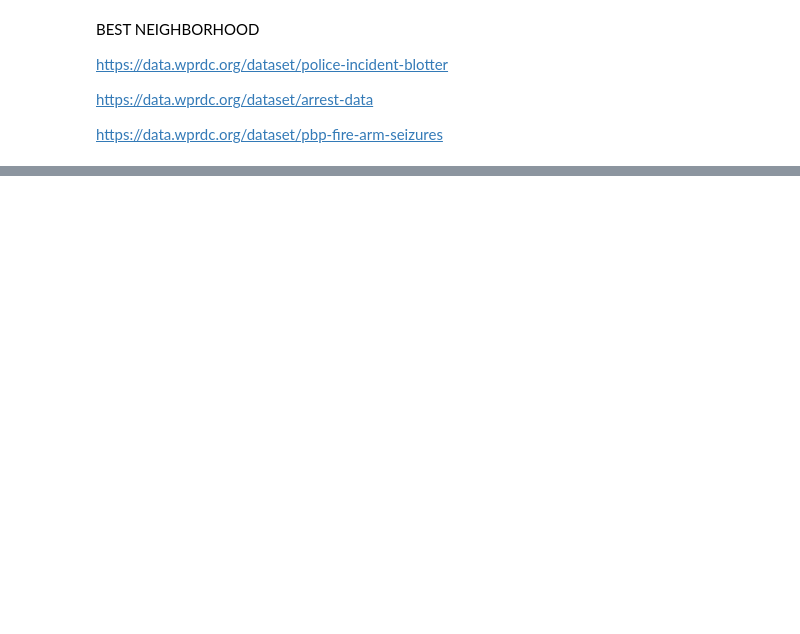
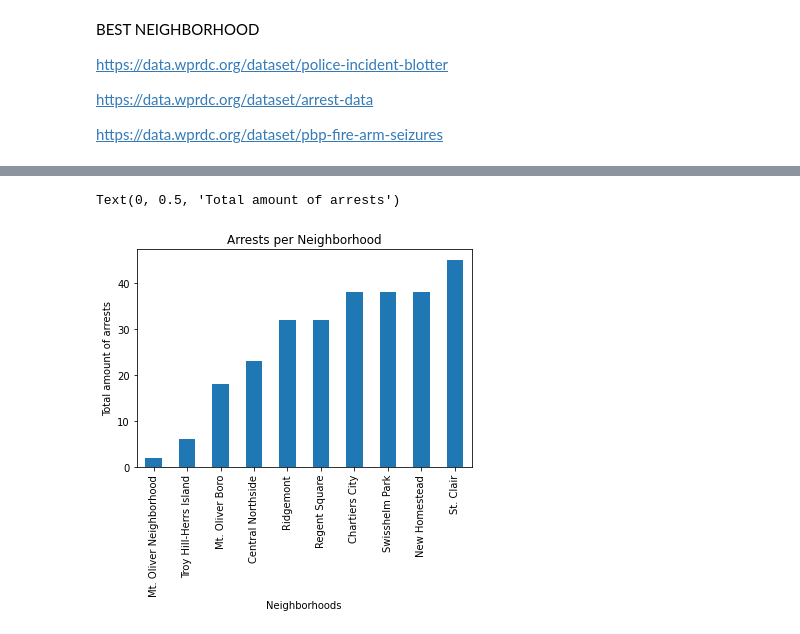
Before and after one commit to Gwon-Stephen/cmpinf0010-final-project, a Jupyter notebook: Project.ipynb, the cells around one changed output, grey strips where cells are left out. Cells and saved outputs as stored; diff of their text form; code cells hidden in the pictures; blank space fills up the shorter version.

```diff
--- a/Project.ipynb
+++ b/Project.ipynb
@@ -55,0 +97,8 @@ print(firearms_dict)
+# %%
+arrests_series.sort_values(ascending=True)[:10].plot.bar()
+plt.title('Arrests per Neighborhood')
+plt.xlabel('Neighborhoods')
+plt.ylabel('Total amount of arrests')
+# %% [output]
+Text(0, 0.5, 'Total amount of arrests')
+[figure, added]
```
Also changed, not shown: parts of 14 cells of this notebook.
